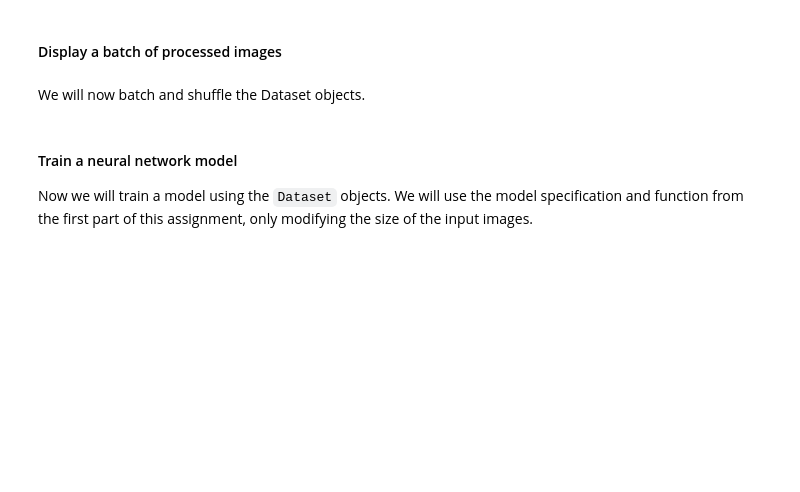
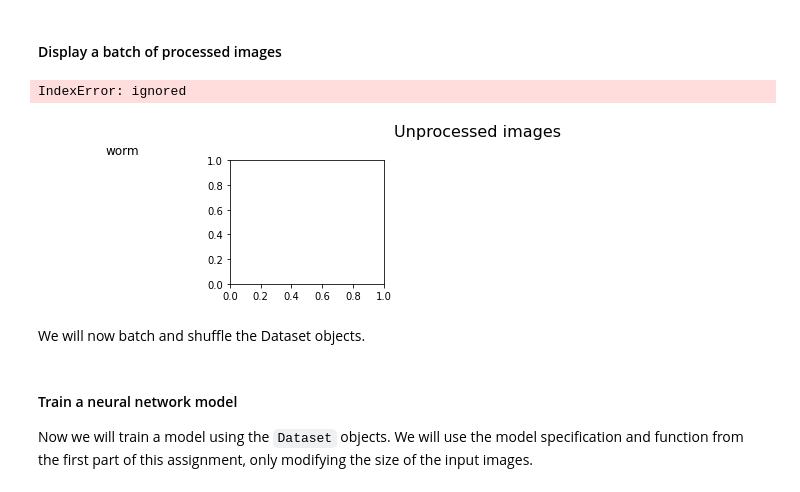
Before and after one commit to ravitata/tensorflow2, a Jupyter notebook: c2w2_Week_2_Programming_Assignment.ipynb, the cells around one changed output. Cells and saved outputs as stored; diff of their text form; code cells hidden in the pictures; blank space fills up the shorter version.

```diff
--- a/c2w2_Week_2_Programming_Assignment.ipynb
+++ b/c2w2_Week_2_Programming_Assignment.ipynb
@@ -459,6 +594,11 @@ def filter_classes(dataset, classes):
     label belongs to one of the integers in the classes list.
     The function should then return the filtered Dataset object.
     """
+    def label_filter(image, label):
+      return tf.math.reduce_any(tf.equal(label, classes))
+
+    dataset = dataset.filter(label_filter)
+    return dataset
 # %%
 # Run the below cell to filter the datasets using your function
 
@@ -492,3 +637,16 @@ def map_labels(dataset):
     one-hot vector. The encoding should be done according to the above specification.
     The function should then return the mapped Dataset object.
     """
+    def encode_label(image, label):
+      depth = 3
+      if label == 0:
+        label = 0
+      elif label == 29:
+        label = 1
+      elif label == 99:
+        label = 2
+
+      return image, tf.one_hot(label, depth)
+
+    dataset = dataset.map(encode_label)
+    return dataset
@@ -519,8 +697,24 @@ def map_images(dataset):
     This function should map over the dataset to process the image according to the
     above specification. The function should then return the mapped Dataset object.
     """
+    def rescale(image, label):
+      img = image/255
+      #img = tf.reduce_mean(img, keepdims=True)
+      return img, label
+
+    dataset = dataset.map(rescale)
+    return dataset
 # %%
 # Run the below cell to apply your mapping function to the datasets
 
 train_dataset_bw = map_images(train_dataset)
 test_dataset_bw = map_images(test_dataset)
+# %%
+print(cifar_classes)
+print(cifar_labels)
+
+for n, elem in enumerate(train_dataset.take(2)):
+    images, labels = elem
+    #plt.imshow(np.squeeze(images))
+    print(labels)
+    #print(cifar_labels[cifar_classes[np.where(labels == 1.)[0][0]]])
@@ -529,23 +741,26 @@ test_dataset_bw = map_images(test_dataset)
 # %%
 # Run this cell to view a selection of images before and after processing
 
 plt.figure(figsize=(16,5))
 plt.suptitle("Unprocessed images", fontsize=16)
 for n, elem in enumerate(train_dataset.take(10)):
     images, labels = elem
     ax = plt.subplot(2, 5, n+1)
     plt.title(cifar_labels[cifar_classes[np.where(labels == 1.)[0][0]]])
-    plt.imshow(np.squeeze(images), cmap='gray')
+    #plt.imshow(np.squeeze(images), cmap='gray')
     plt.axis('off')
 
 plt.figure(figsize=(16,5))
 plt.suptitle("Processed images", fontsize=16)
 for n, elem in enumerate(train_dataset_bw.take(10)):
     images_bw, labels_bw = elem
     ax = plt.subplot(2, 5, n+1)
-    plt.title(cifar_labels[cifar_classes[np.where(labels_bw == 1.)[0][0]]])
-    plt.imshow(np.squeeze(images_bw), cmap='gray')
+    #plt.title(cifar_labels[cifar_classes[np.where(labels_bw == 1.)[0][0]]])
+    #plt.imshow(np.squeeze(images_bw), cmap='gray')
     plt.axis('off')
+# %% [output]
+IndexError: ignored
+[figure, added]
 # %% [markdown]
 We will now batch and shuffle the Dataset objects.
 # %%
```
Also changed, not shown: parts of 32 cells of this notebook.
